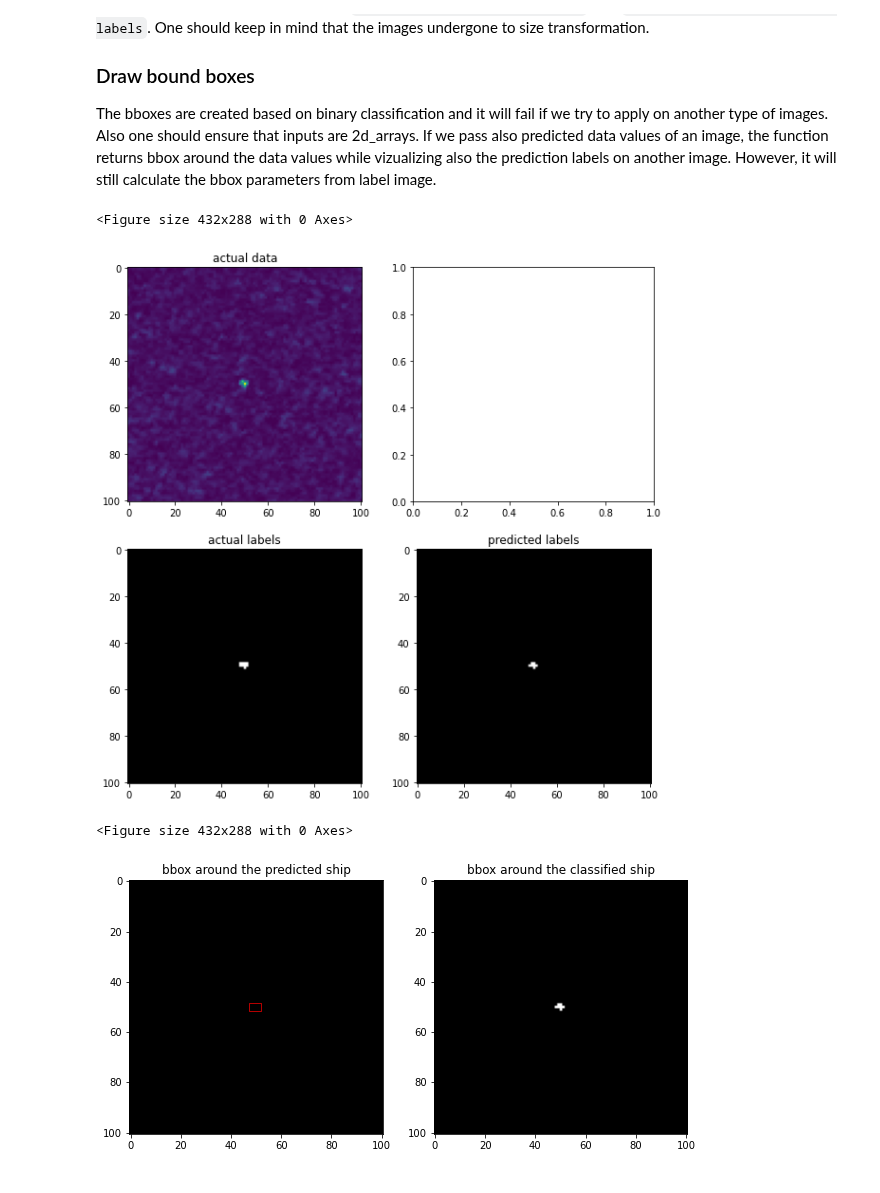
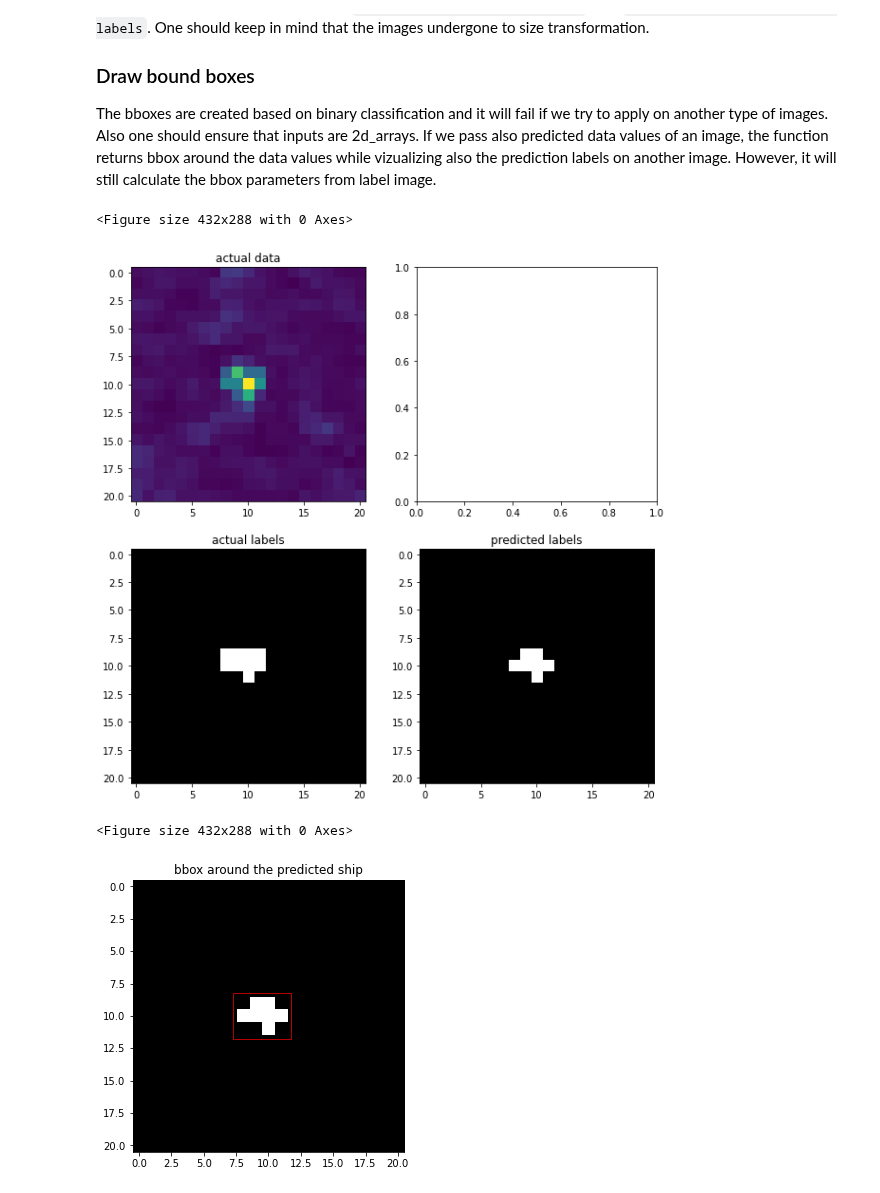
Before and after one commit to armkhudinyan/sar-ship-detect, a Jupyter notebook: scripts/model_notebooks/CFAR_pixel_wise_ship_detection.ipynb, the cells around one changed output. Saved outputs shown, nothing was run; the diff lists cells and outputs as text; code cells hidden in the pictures.

Commit message:
cfar experiments

```diff
--- a/scripts/model_notebooks/CFAR_pixel_wise_ship_detection.ipynb
+++ b/scripts/model_notebooks/CFAR_pixel_wise_ship_detection.ipynb
@@ -49,9 +65,9 @@ dict_keys(['id', 'sensor', 'resolution', 'fullname', 'polarisation', 'incidencea
 # dsize = (101, 101)
 
 # get true positive data
-ship_positive_data = data_extractor_from_df(ship_positives, 'patchfu')
+ship_positive_data = data_extractor(ship_positives, 'windowfu') # patchfu -101 pix
 # get the pixel based classes
-ship_positive_target = data_extractor_from_df(ship_positives, 'patchgt')
+ship_positive_target = data_extractor(ship_positives, 'windowgt') # patchgt -101 pix
 # %%
 # renam the variables for the sake of ease
 data = ship_positive_data
@@ -172,10 +188,10 @@ def multiple_im_plot(no_image):
 multiple_im_plot(67)
 # %% [output]
 <Figure size 432x288 with 0 Axes>
-[figure, old version]
+[figure, new version]
 # %%
 # vizualiza predicted ships with bbox
-bbox_draw(detedt_cfar[67], dsize)
+bbox_draw(detedt_cfar[67])
 # %% [output]
 <Figure size 432x288 with 0 Axes>
-[figure, old version]
+[figure, new version]
```
Also changed, not shown: parts of 13 cells of this notebook, 2 other files.
